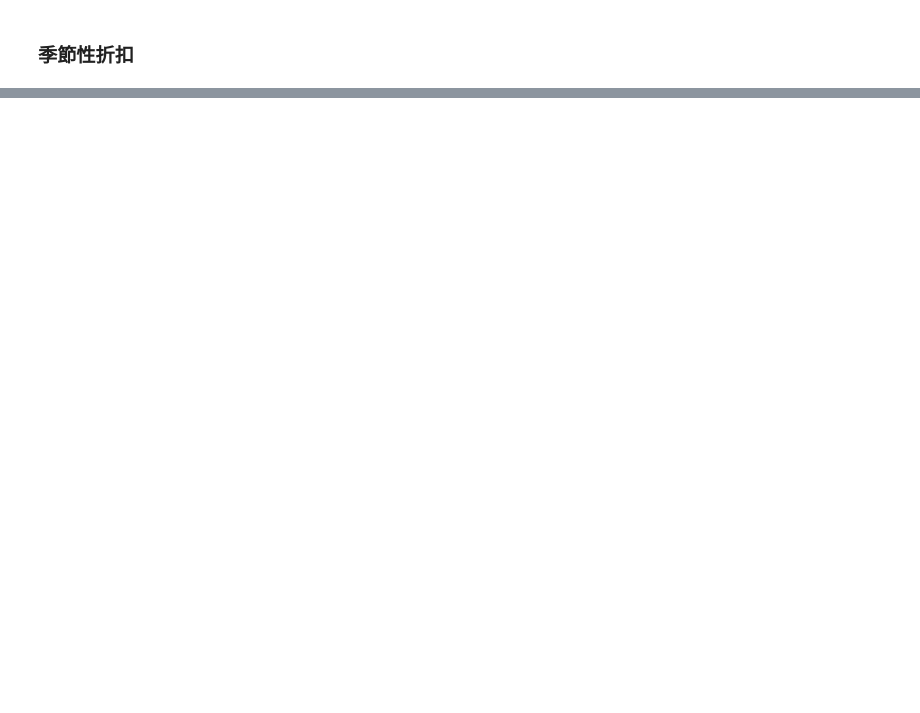
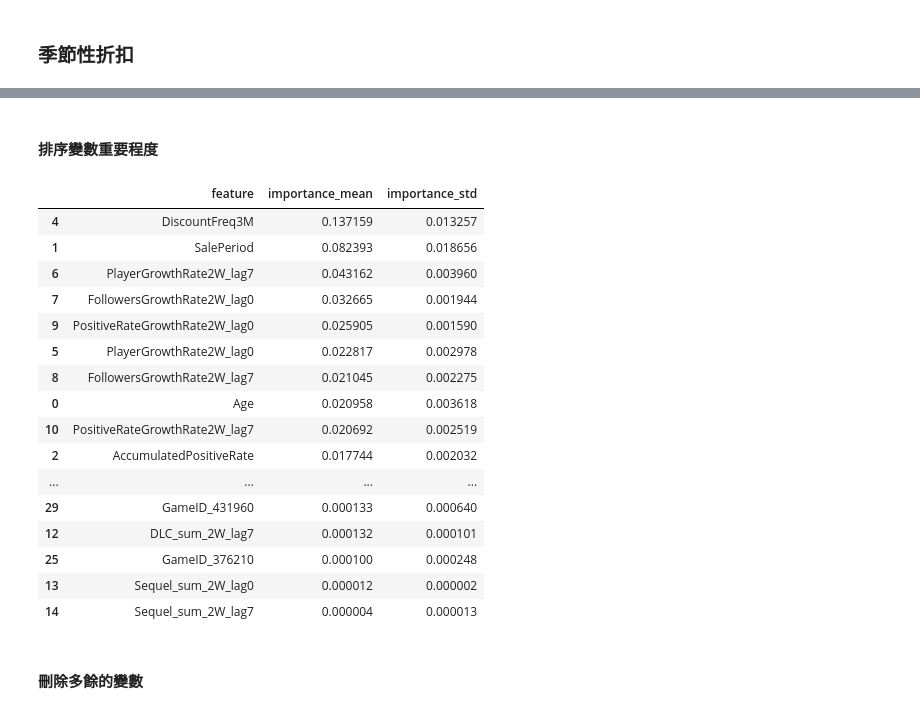
Before and after one commit to yixuan0803/fa-25-econ-5166-group-1, a Jupyter notebook: finding/discount-timing-RF-prediction-model.ipynb, the cells around one changed output, grey strips where cells are left out. Cells and saved outputs as stored; diff of their text form; code cells hidden in the pictures; blank space fills up the shorter version.

```diff
--- a/finding/discount-timing-RF-prediction-model.ipynb
+++ b/finding/discount-timing-RF-prediction-model.ipynb
@@ -446,0 +540,18 @@ selection train    0.6403    0.0482  0.8383
+# %%
+feature_cols = [
+    'Age', 'SalePeriod', 'AccumulatedPositiveRate', "MultiPlayer", 'DiscountFreq3M',
+    'PlayerGrowthRate2W_lag0', 'PlayerGrowthRate2W_lag7',
+    'FollowersGrowthRate2W_lag0', 'FollowersGrowthRate2W_lag7',
+    'PositiveRateGrowthRate2W_lag0', 'PositiveRateGrowthRate2W_lag7',
+    'DLC_sum_2W_lag0', 'DLC_sum_2W_lag7',
+    'Sequel_sum_2W_lag0', 'Sequel_sum_2W_lag7'
+] + [col for col in df_dummies.columns if col.startswith('GameID_')]
+
+
+baseline_model = RandomForestClassifier(
+    n_estimators=200,
+    max_features='sqrt',
+    max_depth=6,
+    min_samples_split=2,
+    random_state=71
+)
@@ -446,0 +583,51 @@ selection train    0.6403    0.0482  0.8383
+# %% [markdown]
+#### 排序變數重要程度
+# %%
+best_rf = RandomForestClassifier(
+    n_estimators=300,
+    max_features='sqrt',
+    max_depth=7,
+    min_samples_split=2,
+    min_samples_leaf=1,
+    class_weight='balanced',
+    random_state=71
+)
+
+best_rf.fit(X_train, y_train)
+
+perm = permutation_importance(
+    best_rf,
+    X_train,
+    y_train,
+    n_repeats=10,
+    scoring='roc_auc',
+    random_state=42
+)
+
+importance_df = pd.DataFrame({
+    'feature': X_train.columns,
+    'importance_mean': perm.importances_mean,
+    'importance_std': perm.importances_std
+}).sort_values(by='importance_mean', ascending=False)
+
+importance_df
+# %% [output]
+|  | feature | importance_mean | importance_std |
+| 4 | DiscountFreq3M | 0.137159 | 0.013257 |
+| 1 | SalePeriod | 0.082393 | 0.018656 |
+| 6 | PlayerGrowthRate2W_lag7 | 0.043162 | 0.003960 |
+| 7 | FollowersGrowthRate2W_lag0 | 0.032665 | 0.001944 |
+| 9 | PositiveRateGrowthRate2W_lag0 | 0.025905 | 0.001590 |
+| 5 | PlayerGrowthRate2W_lag0 | 0.022817 | 0.002978 |
+| 8 | FollowersGrowthRate2W_lag7 | 0.021045 | 0.002275 |
+| 0 | Age | 0.020958 | 0.003618 |
+| 10 | PositiveRateGrowthRate2W_lag7 | 0.020692 | 0.002519 |
+| 2 | AccumulatedPositiveRate | 0.017744 | 0.002032 |
+| ... | ... | ... | ... |
+| 29 | GameID_431960 | 0.000133 | 0.000640 |
+| 12 | DLC_sum_2W_lag7 | 0.000132 | 0.000101 |
+| 25 | GameID_376210 | 0.000100 | 0.000248 |
+| 13 | Sequel_sum_2W_lag0 | 0.000012 | 0.000002 |
+| 14 | Sequel_sum_2W_lag7 | 0.000004 | 0.000013 |
+# %% [markdown]
+#### 刪除多餘的變數
```
Also changed, not shown: parts of 55 cells of this notebook, 2 other files.
